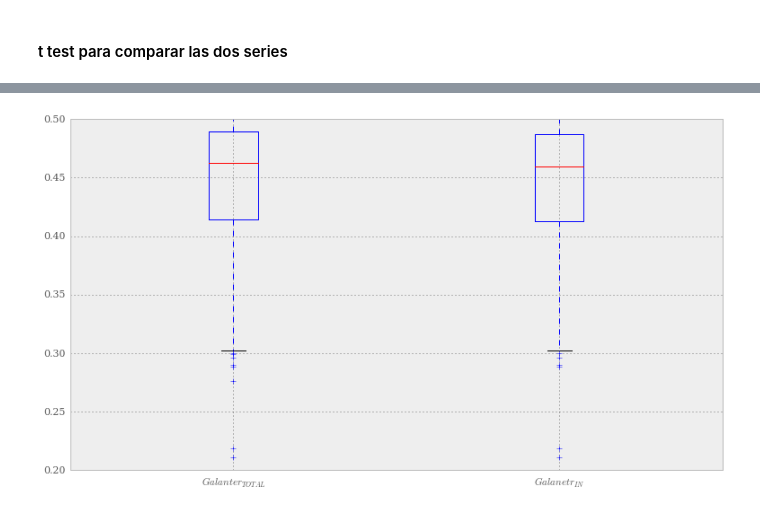
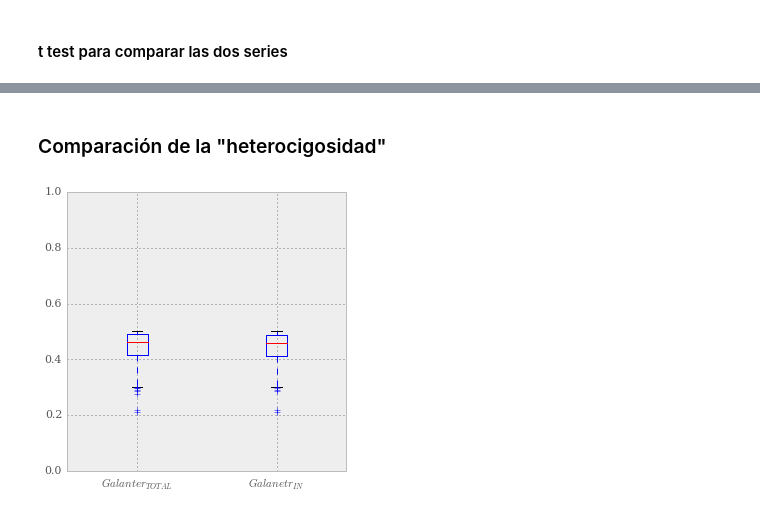
Before and after one commit to jmberros/tesina, a Jupyter notebook: Galanter_AIMs_NEW.ipynb, the cells around one changed output, grey strips where cells are left out. Cells and saved outputs as stored; diff of their text form; code cells hidden in the pictures.

```diff
--- a/Galanter_AIMs_NEW.ipynb
+++ b/Galanter_AIMs_NEW.ipynb
@@ -386,13 +449,14 @@ positions.head()
+# %% [markdown]
+### Comparación de la "heterocigosidad"
 # %%
 galanter_heter = galanter.join(df_1000genomes, rsuffix='_').heterozygosity
 missing_heter = missing.join(df_1000genomes, rsuffix='_').heterozygosity
 
+plt.figure(figsize=(5, 5))
 ax = plt.subplot(111)
 ax.boxplot([galanter_heter, missing_heter])
-ax.set_xticklabels([
-    '$Galanter_{TOTAL}$',
-    '$Galanetr_{IN}$',
-])
+ax.set_xticklabels(['$Galanter_{TOTAL}$', '$Galanetr_{IN}$'])
+ax.set_ylim([0, 1])
 plt.show()
 # %% [output]
-[figure, old version]
+[figure, new version]
```
Also changed, not shown: parts of 31 cells of this notebook, 3 other files.
